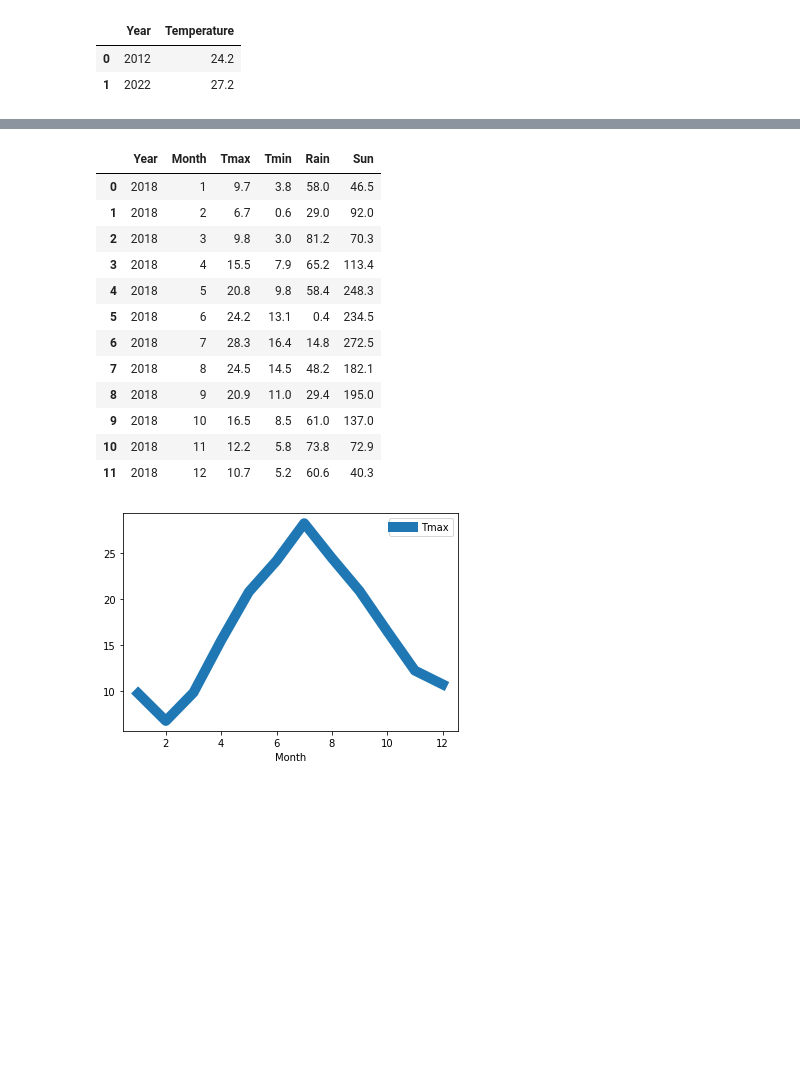
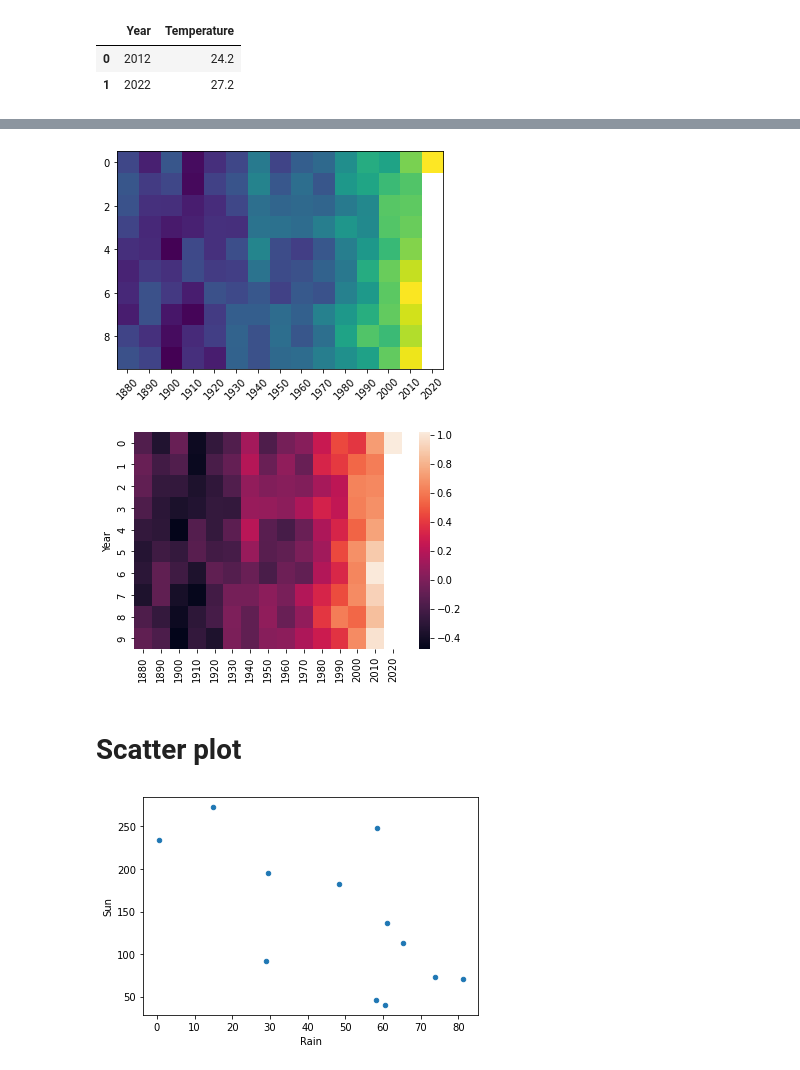
Before and after one commit to alanjones2/12Visuals, a Jupyter notebook: 12visuals.ipynb, the cells around one changed output, grey strips where cells are left out. Drawn from its saved outputs; the diff is of its cells as text; code cells hidden in the pictures; blank space fills up the shorter version.

```diff
--- a/12visuals.ipynb
+++ b/12visuals.ipynb
@@ -13,20 +83,22 @@ temps
+# %%
+fig, ax = plt.subplots()
+ax.imshow(gwdec)
+ax.set_xticks(range(len(gwdec.columns)))
+ax.set_xticklabels(gwdec.columns, rotation=45)
+plt.show(fig)
+
+import seaborn as sns
+sns.heatmap(gwdec)
+plt.show()
+# %% [output]
+[figure, added]
+[figure, added]
+# %% [markdown]
+# Scatter plot
 # %%
 weather =  pd.read_csv('data/london2018.csv')
 
-weather.plot(x='Month', y = 'Tmax', linewidth=10)
-weather
+weather.plot.scatter(x='Rain', y='Sun')
+plt.show()
 # %% [output]
-|  | Year | Month | Tmax | Tmin | Rain | Sun |
-| 0 | 2018 | 1 | 9.7 | 3.8 | 58.0 | 46.5 |
-| 1 | 2018 | 2 | 6.7 | 0.6 | 29.0 | 92.0 |
-| 2 | 2018 | 3 | 9.8 | 3.0 | 81.2 | 70.3 |
-| 3 | 2018 | 4 | 15.5 | 7.9 | 65.2 | 113.4 |
-| 4 | 2018 | 5 | 20.8 | 9.8 | 58.4 | 248.3 |
-| 5 | 2018 | 6 | 24.2 | 13.1 | 0.4 | 234.5 |
-| 6 | 2018 | 7 | 28.3 | 16.4 | 14.8 | 272.5 |
-| 7 | 2018 | 8 | 24.5 | 14.5 | 48.2 | 182.1 |
-| 8 | 2018 | 9 | 20.9 | 11.0 | 29.4 | 195.0 |
-| 9 | 2018 | 10 | 16.5 | 8.5 | 61.0 | 137.0 |
-| 10 | 2018 | 11 | 12.2 | 5.8 | 73.8 | 72.9 |
-| 11 | 2018 | 12 | 10.7 | 5.2 | 60.6 | 40.3 |
-[figure, old version]
+[figure, new version]
```
Also changed, not shown: parts of 38 cells of this notebook, 2 other files.
